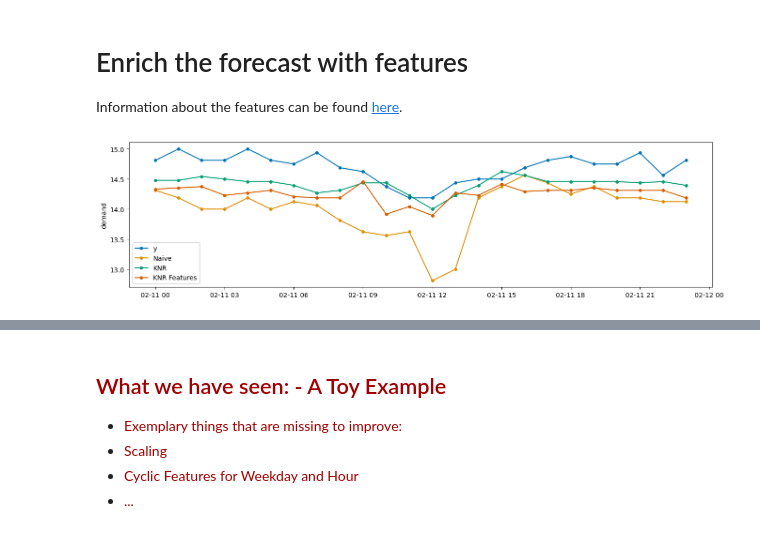
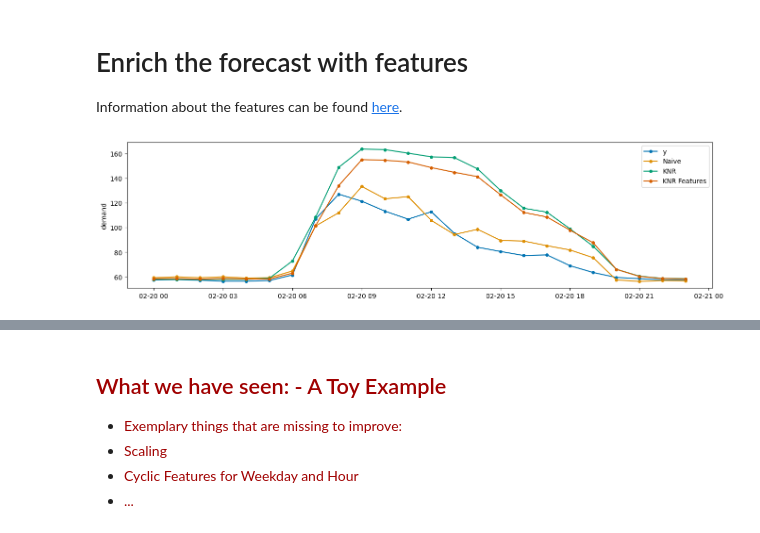
Before and after one commit to Beich2010/uebung_2024_data_analysis, a Jupyter notebook: excercise_2024_data_analysis_solution.ipynb, the cells around one changed output, grey strips where cells are left out. Saved outputs shown, nothing was run; the diff lists cells and outputs as text; code cells hidden in the pictures.

```diff
--- a/excercise_2024_data_analysis_solution.ipynb
+++ b/excercise_2024_data_analysis_solution.ipynb
@@ -96,8 +96,8 @@ from pylab import *
 pylab.rcParams['figure.figsize'] = (16, 9)
 
 # Get the relevant data for this excercise and resample it to hourly resolution to save runtime complexity
-data["demand"] = data["DE_KN_industrial3_grid_import"].diff(1).resample("1h").mean()
-data["solar"] = (data["DE_KN_industrial3_pv_facade"].diff(1) + data["DE_KN_industrial3_pv_roof"].diff(1)).resample("1h").mean()
+data["demand"] = data["DE_KN_industrial3_grid_import"].diff(1)
+data["solar"] = (data["DE_KN_industrial3_pv_facade"].diff(1) + data["DE_KN_industrial3_pv_roof"].diff(1))
 
 # Omit data without values
 data = data[["demand","solar"]].dropna()
@@ -212,5 +212,5 @@ pivot_solar["solar"]
 # %%
 fig, ax = plt.subplots(1,len(data["month"].unique()))
 for i in range(len(data["month"].unique())):
-    pivot_solar[pivot_solar["month"]==data["month"].unique()[i]]["solar"].plot(ax=ax[i],figsize=(30, 4), layout= (7,1),ylim = (0,5),legend=False, colormap="summer", title="Month : " + str(data["month"].unique()[i]))
+    pivot_solar[pivot_solar["month"]==data["month"].unique()[i]]["solar"].plot(ax=ax[i],figsize=(30, 4), layout= (7,1),ylim = (0,20),legend=False, colormap="summer", title="Month : " + str(data["month"].unique()[i]))
 # %% [output]
@@ -451,7 +454,7 @@ df_naive = evaluate(forecaster=forecaster, y=y, cv=cv, return_data=True,scoring=
 #   KNeighborsRegressor
 #
 
-regressor = KNeighborsRegressor(n_neighbors=3)
+regressor = KNeighborsRegressor(n_neighbors=6)
 forecaster = make_reduction(regressor, window_length=24*7, strategy="direct")
 df_knr = evaluate(forecaster=forecaster, y=y, cv=cv,return_data=True, strategy="refit",scoring=metrics)
 # %%
@@ -518,23 +521,23 @@ X = pd.concat([X_holiday["holiday"], X_calendar], axis=1)
 #   KNeighborsRegressor
 #
 
-regressor = KNeighborsRegressor(n_neighbors=3)
+regressor = KNeighborsRegressor(n_neighbors=6)
 forecaster = make_reduction(regressor, window_length=24*7, strategy="direct")
 df_knr_features = evaluate(forecaster=forecaster,y=y,X=X,cv=cv,return_data=True, strategy="refit",scoring=metrics)
 # %%
 # visualization of a forecaster evaluation
 
-day = 1
+day = 10
 
 fig, ax = plot_series(
     y.iloc[24*100+(24*(day-1)):24*100+24*day],
     df_naive["y_pred"].iloc[day-1],
     df_knr["y_pred"].iloc[day-1],
     df_knr_features["y_pred"].iloc[day-1],
     labels=["y", "Naive", "KNR", "KNR Features"],
 )
 # %% [output]
-[figure, old version]
+[figure, new version]
 # %%
 # Evaluation Block using the different metrics
 
```
Also changed, not shown: parts of 16 cells of this notebook, 1 other file.
